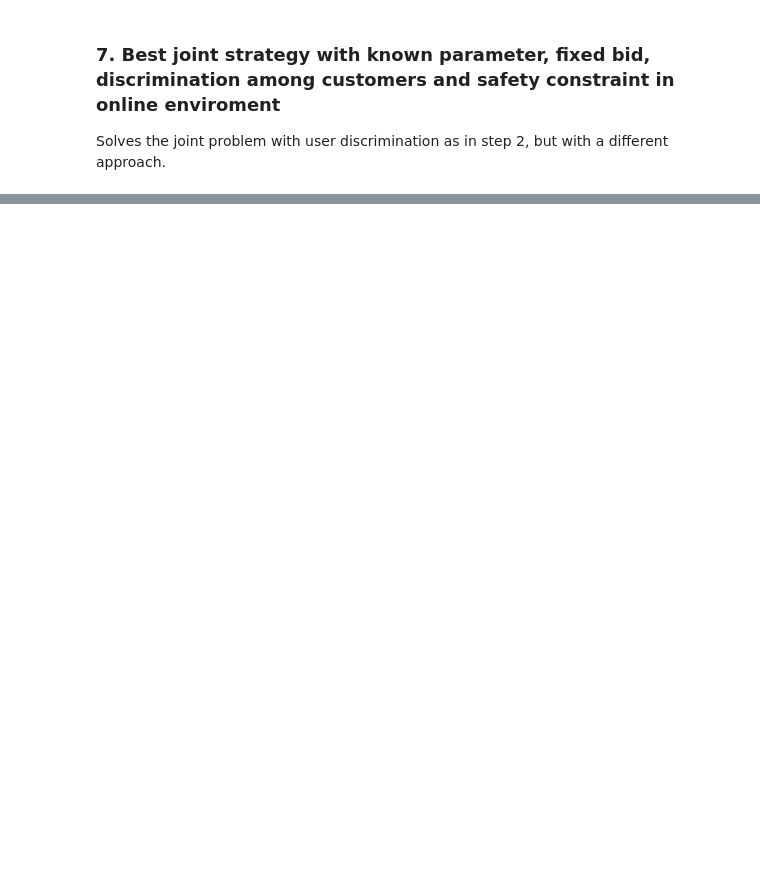
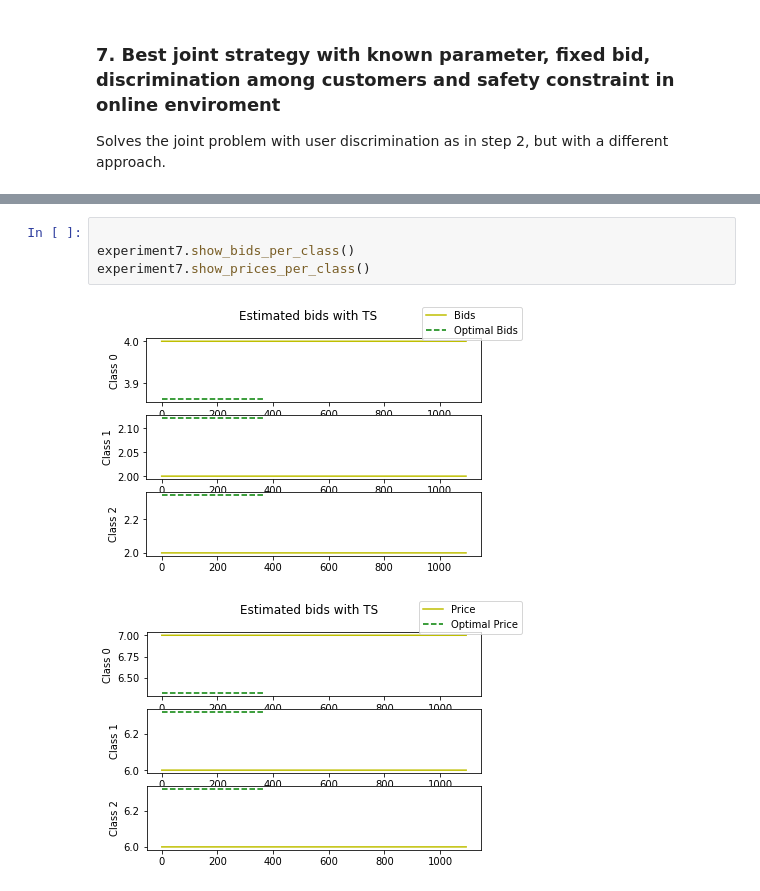
Before and after one commit to CarrattaFrancesco/DataIntelligenceApplication, a Jupyter notebook: project.ipynb, the cells around one changed output, grey strips where cells are left out. Drawn from its saved outputs; the diff is of its cells as text; blank space fills up the shorter version.

```diff
--- a/project.ipynb
+++ b/project.ipynb
@@ -330,0 +352,7 @@ experiment7.showRegret()
+# %%
+
+experiment7.show_bids_per_class()
+experiment7.show_prices_per_class()
+# %% [output]
+[figure, added]
+[figure, added]
```
Also changed, not shown: parts of 13 cells of this notebook, 1 other file.
